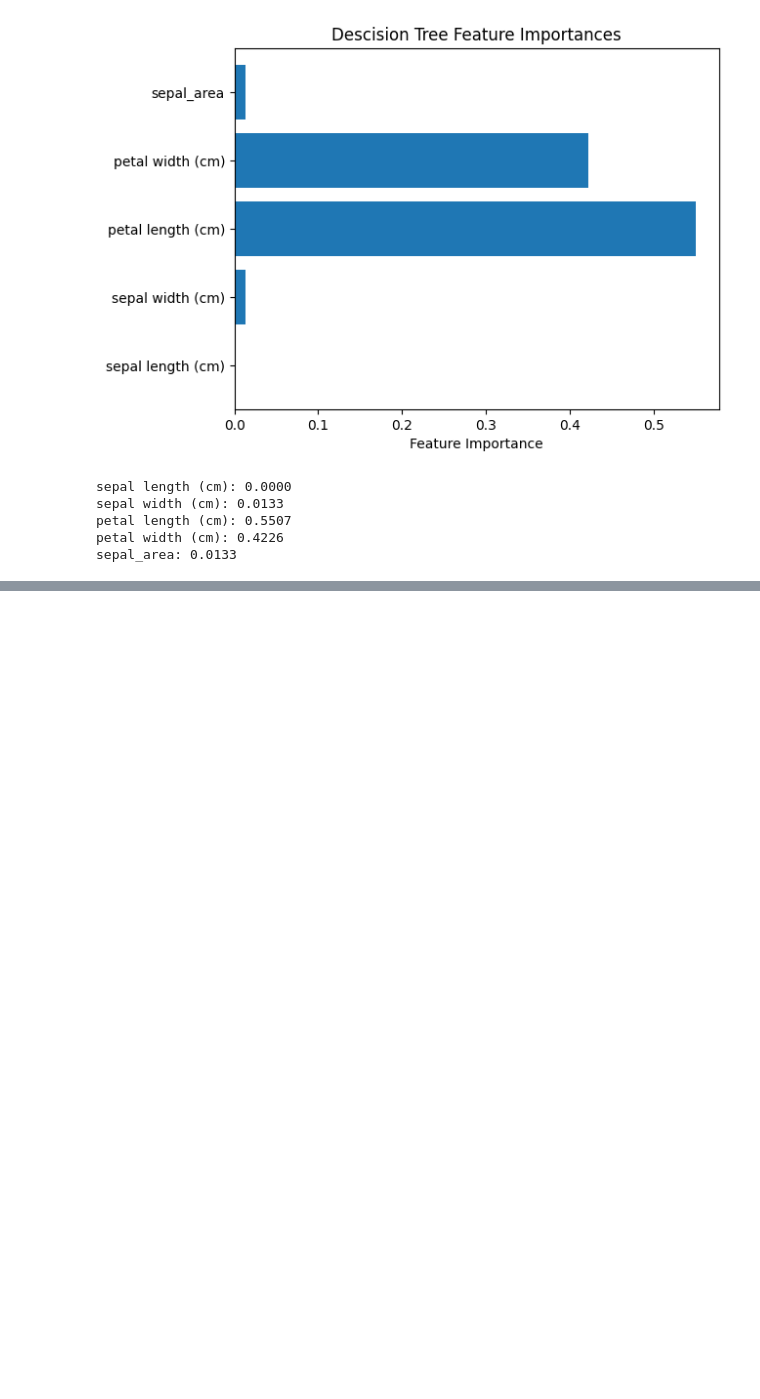
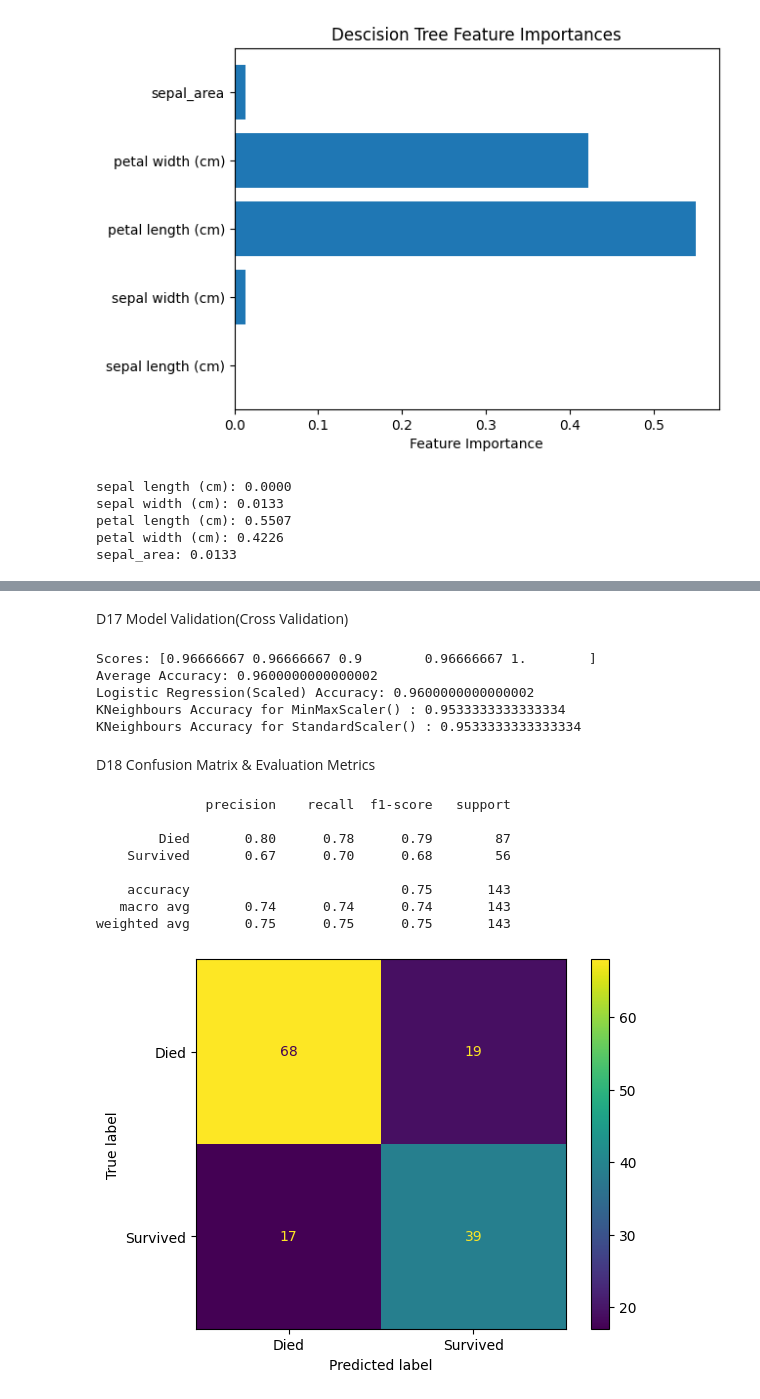
Before and after one commit to CJYJas/SelfLearn_2025, a Jupyter notebook: selflearn.ipynb, the cells around one changed output, grey strips where cells are left out. Saved outputs shown, nothing was run; the diff lists cells and outputs as text; code cells hidden in the pictures; blank space fills up the shorter version.

```diff
--- a/selflearn.ipynb
+++ b/selflearn.ipynb
@@ -531,0 +815,78 @@ sepal_area: 0.0133
+# %% [markdown]
+D17 Model Validation(Cross Validation)
+# %%
+from sklearn.model_selection import cross_val_score
+from sklearn.tree import DecisionTreeClassifier
+from sklearn.datasets import load_iris
+from sklearn.preprocessing import StandardScaler,MinMaxScaler
+from sklearn.pipeline import make_pipeline
+from sklearn.linear_model import LogisticRegression
+from sklearn.neighbors import KNeighborsClassifier
+
+iris = load_iris()
+X = iris.data
+y = iris.target
+
+model = DecisionTreeClassifier()
+
+#5 fold cross validation(split data into 5 parts)
+scores = cross_val_score(model, X, y, cv=5)
+print("Scores:", scores)
+print("Average Accuracy:", scores.mean())
+
+#pipeline
+pipeline = make_pipeline(StandardScaler(), LogisticRegression())
+scores = cross_val_score(pipeline, X, y, cv=5)
+print("Logistic Regression(Scaled) Accuracy:",scores.mean())
+
+#KNeighbourClassifier
+for scalar in [MinMaxScaler(), StandardScaler()]:
+  pipeline = make_pipeline(scalar,KNeighborsClassifier(n_neighbors=3))
+  scores = cross_val_score(pipeline, X, y, cv=5)
+  print("KNeighbours Accuracy for", scalar, ":", scores.mean())
+# %% [output]
+Scores: [0.96666667 0.96666667 0.9        0.96666667 1.        ]
+Average Accuracy: 0.9600000000000002
+Logistic Regression(Scaled) Accuracy: 0.9600000000000002
+KNeighbours Accuracy for MinMaxScaler() : 0.9533333333333334
+KNeighbours Accuracy for StandardScaler() : 0.9533333333333334
+# %% [markdown]
+D18 Confusion Matrix & Evaluation Metrics
+# %%
+import pandas as pd
+from sklearn.model_selection import train_test_split
+from sklearn.linear_model import LogisticRegression
+from sklearn.metrics import confusion_matrix, classification_report, ConfusionMatrixDisplay
+
+url = "https://raw.githubusercontent.com/datasciencedojo/datasets/master/titanic.csv"
+df = pd.read_csv(url)
+
+df = df[['Survived', 'Pclass', 'Sex', 'Age']].dropna()
+df['Sex'] = df['Sex'].map({'male' : 0, 'female': 1})
+
+X = df[['Pclass', 'Sex', 'Age']]
+y = df['Survived']
+
+X_train, X_test, y_train, y_test = train_test_split(X, y, test_size = 0.2, random_state = 42)
+
+model = LogisticRegression()
+model.fit(X_train, y_train)
+y_pred = model.predict(X_test)
+
+#Confusion Matrix
+cm = confusion_matrix(y_test, y_pred)
+disp = ConfusionMatrixDisplay(confusion_matrix = cm, display_labels=["Died", "Survived"])
+disp.plot()
+
+report = classification_report(y_test, y_pred, target_names = ["Died", "Survived"])
+print(report)
+# %% [output]
+              precision    recall  f1-score   support
+
+        Died       0.80      0.78      0.79        87
+    Survived       0.67      0.70      0.68        56
+
+    accuracy                           0.75       143
+   macro avg       0.74      0.74      0.74       143
+weighted avg       0.75      0.75      0.75       143
+[figure, added]
```
Also changed, not shown: parts of 33 cells of this notebook.
